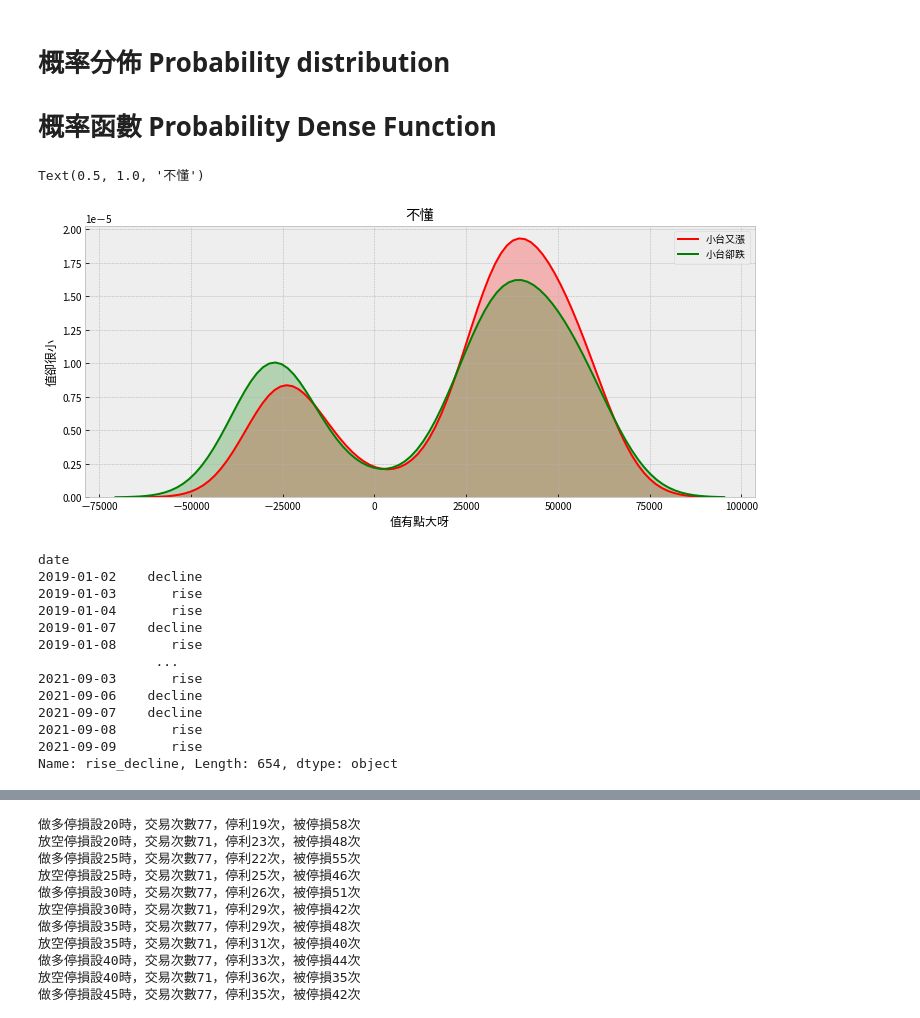
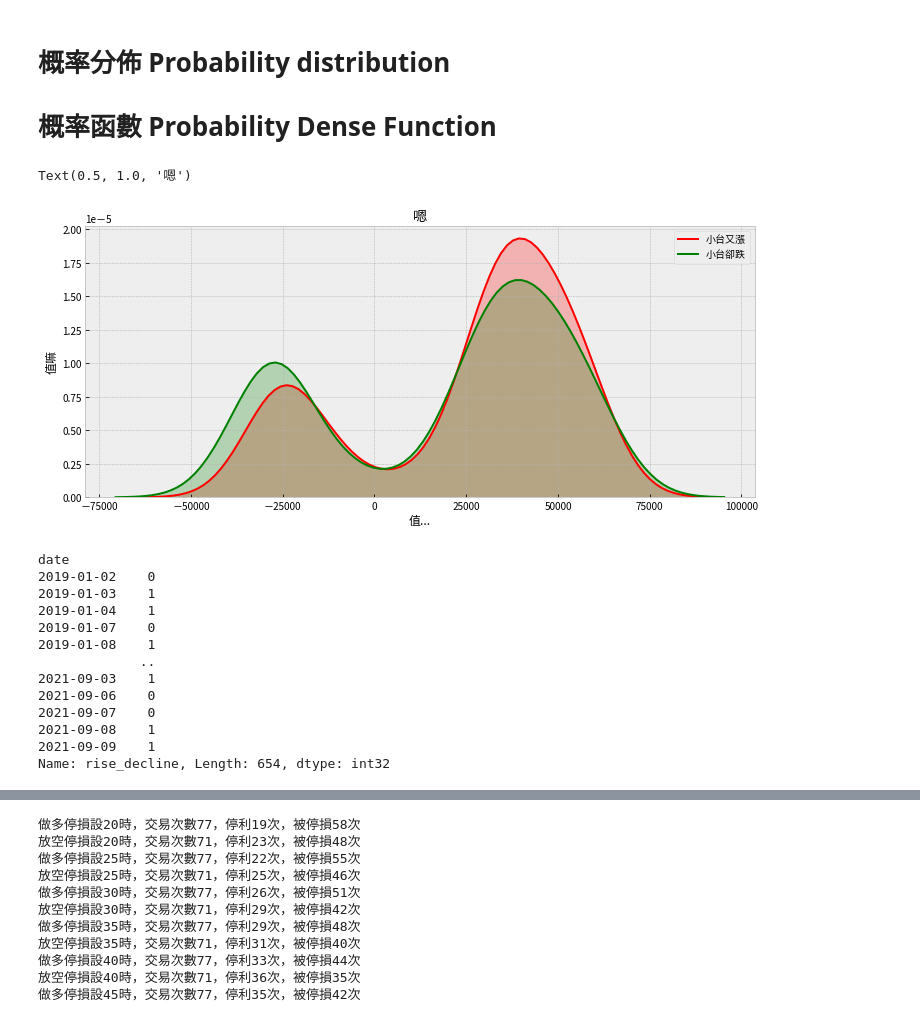
Before and after one commit to MaxChenCMC/Machine_Learning_in_Futures_Trading, a Jupyter notebook: main.ipynb, the cells around one changed output, grey strips where cells are left out. Cells and saved outputs as stored; diff of their text form; code cells hidden in the pictures.

```diff
--- a/main.ipynb
+++ b/main.ipynb
@@ -132,10 +132,10 @@ Name: 標籤, dtype: float64
 # %% [markdown]
 # 新增一欄為紅Kv黑K，分群看兩種K棒對應的籌碼長怎樣
 # %%
-df["rise_decline"] = np.where(df["標籤"] >= 0, "rise", "decline")
+df["rise_decline"] = np.where(df["標籤"] >= 0, 1, 0)
 raise_decline = df.groupby('rise_decline')
 display(raise_decline.mean())
-len(df[df['rise_decline'] == 'decline']),len(df[df['rise_decline'] == 'rise'])
+len(df[df['rise_decline'] == 0]),len(df[df['rise_decline'] == 1])
 # %% [output]
 |  | 外資現股買賣超 | 投信現股買賣超 | 外資大台多空淨額 | 外資大台未平倉 | 外資小台多空淨額 | 外資小台未平倉 | 台指期_開盤價 | 台指期_最高價 | 台指期_最低價 | 台指期_收盤價 | ... |
 | rise_decline |  |  |  |  |  |  |  |  |  |  | ... |
@@ -176,29 +176,30 @@ print(f'在95％信賴區間下，t分佈左邊界 {LQ:.3}，右邊界 {RQ:.3}')
 # %%
 # 外資現股買賣超	投信現股買賣超	外資大台多空淨額	外資大台未平倉	外資小台多空淨額	外資小台未平倉
 param = "外資大台未平倉"
 
 fig = plt.figure(figsize=(12, 5))
 ax = sns.kdeplot(
-    df.loc[(df["rise_decline"] == "rise"), param],
+    df.loc[(df["rise_decline"] == 1), param],
     color="r",
     shade=True,
     label="小台又漲",
 )
 ax = sns.kdeplot(
-    df.loc[(df["rise_decline"] == "decline"), param],
+    df.loc[(df["rise_decline"] == 0), param],
     color="g",
     shade=True,
     label="小台卻跌",
 )
 ax.set(xlabel="值...", ylabel="值嘛")
 plt.title("嗯")
 # %% [output]
-Text(0.5, 1.0, '不懂')
+Text(0.5, 1.0, '嗯')
-[figure, old version]
+[figure, new version]
 # %%
 from sklearn.preprocessing import LabelEncoder
 from sklearn.model_selection import train_test_split
 from sklearn.metrics import (
+    roc_auc_score,
     accuracy_score,
     classification_report,
     precision_score,
@@ -206,24 +207,32 @@ from sklearn.metrics import (
     confusion_matrix,
     precision_recall_curve,
 )
+
+from sklearn.ensemble import RandomForestClassifier
+from sklearn import tree
+from sklearn.tree import DecisionTreeClassifier, export_graphviz
+from six import StringIO
+from IPython.display import Image
+import pydotplus
+
 X = df.iloc[:, :6]
 y = df["rise_decline"]
 # y = df["標籤"]
 y
 # %% [output]
 date
-2019-01-02    decline
-2019-01-03       rise
-2019-01-04       rise
-2019-01-07    decline
-2019-01-08       rise
-               ...
-2021-09-03       rise
-2021-09-06    decline
-2021-09-07    decline
-2021-09-08       rise
-2021-09-09       rise
-Name: rise_decline, Length: 654, dtype: object
+2019-01-02    0
+2019-01-03    1
+2019-01-04    1
+2019-01-07    0
+2019-01-08    1
+             ..
+2021-09-03    1
+2021-09-06    0
+2021-09-07    0
+2021-09-08    1
+2021-09-09    1
+Name: rise_decline, Length: 654, dtype: int32
 # %%
 # df['轉出的新欄'] = df['字串class欄'].astype('category').cat.codes
 
```
Also changed, not shown: parts of 5 cells of this notebook, 1 other file.
